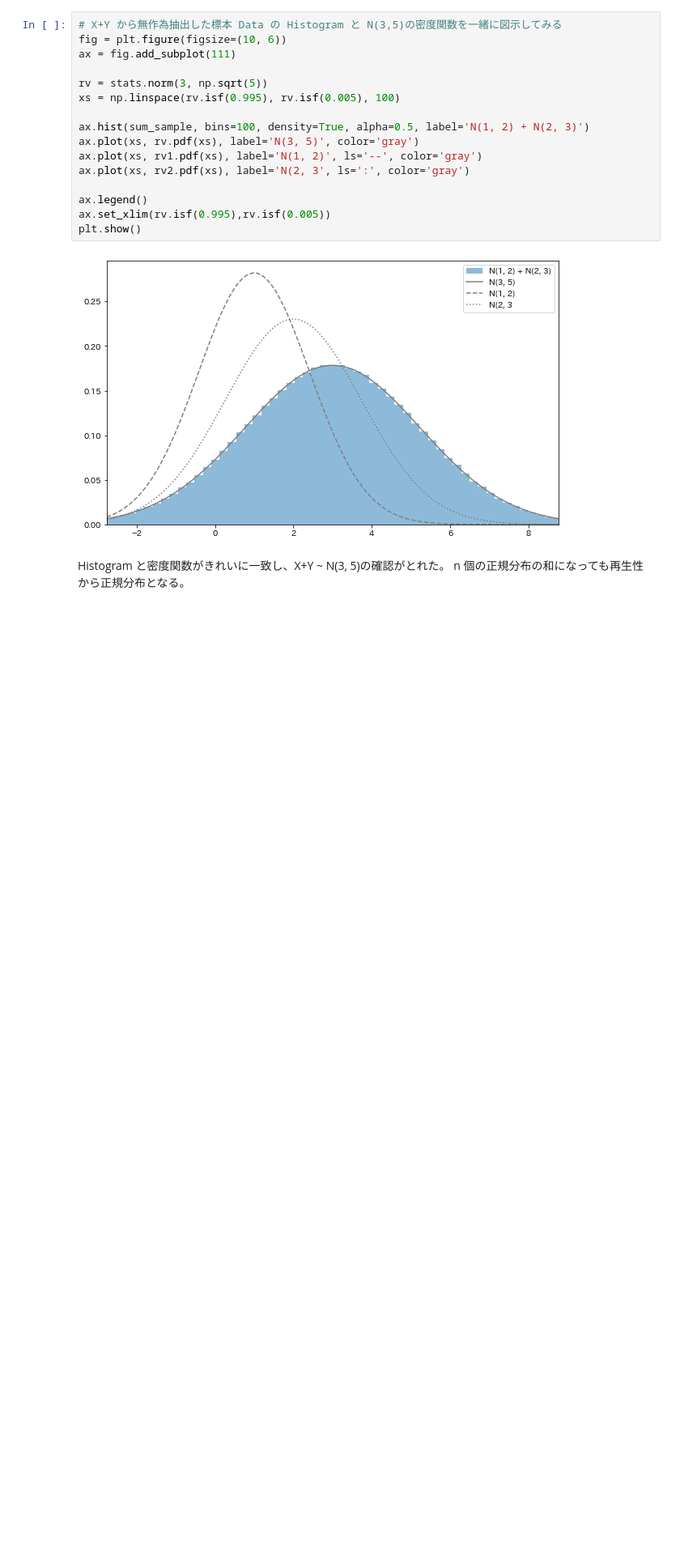
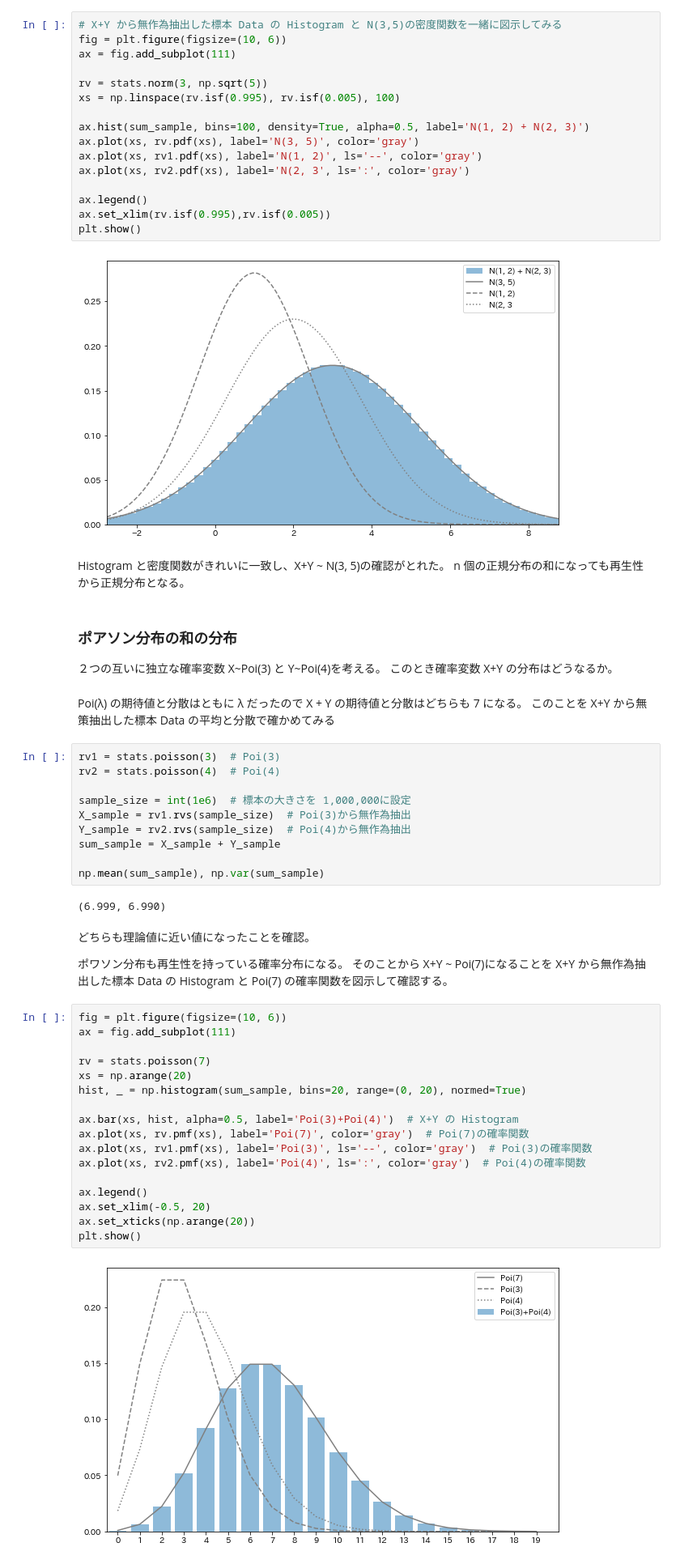
Before and after one commit to 1024xx4/Statistical_analysis_with_py, a Jupyter notebook: notebooks/iid.ipynb, the cells around one changed output. Shown at 81% size. Cells and saved outputs as stored; diff of their text form; blank space fills up the shorter version.

```diff
--- a/notebooks/iid.ipynb
+++ b/notebooks/iid.ipynb
@@ -151,3 +151,46 @@ plt.show()
 # %% [markdown]
 Histogram と密度関数がきれいに一致し、X+Y ~ N(3, 5)の確認がとれた。
 n 個の正規分布の和になっても再生性から正規分布となる。
+# %% [markdown]
+### ポアソン分布の和の分布
+２つの互いに独立な確率変数 X\~Poi(3) と Y\~Poi(4)を考える。
+このとき確率変数 X+Y の分布はどうなるか。
+# %% [markdown]
+Poi(λ) の期待値と分散はともに λ だったので X + Y の期待値と分散はどちらも 7 になる。
+このことを X+Y から無策抽出した標本 Data の平均と分散で確かめてみる
+# %%
+rv1 = stats.poisson(3)  # Poi(3)
+rv2 = stats.poisson(4)  # Poi(4)
+
+sample_size = int(1e6)  # 標本の大きさを 1,000,000に設定
+X_sample = rv1.rvs(sample_size)  # Poi(3)から無作為抽出
+Y_sample = rv2.rvs(sample_size)  # Poi(4)から無作為抽出
+sum_sample = X_sample + Y_sample
+
+np.mean(sum_sample), np.var(sum_sample)
+# %% [output]
+(6.999, 6.990)
+# %% [markdown]
+どちらも理論値に近い値になったことを確認。
+
+ポワソン分布も再生性を持っている確率分布になる。
+そのことから X+Y ~ Poi(7)になることを X+Y から無作為抽出した標本 Data の Histogram と Poi(7) の確率関数を図示して確認する。
+# %%
+fig = plt.figure(figsize=(10, 6))
+ax = fig.add_subplot(111)
+
+rv = stats.poisson(7)
+xs = np.arange(20)
+hist, _ = np.histogram(sum_sample, bins=20, range=(0, 20), normed=True)
+
+ax.bar(xs, hist, alpha=0.5, label='Poi(3)+Poi(4)')  # X+Y の Histogram
+ax.plot(xs, rv.pmf(xs), label='Poi(7)', color='gray')  # Poi(7)の確率関数
+ax.plot(xs, rv1.pmf(xs), label='Poi(3)', ls='--', color='gray')  # Poi(3)の確率関数
+ax.plot(xs, rv2.pmf(xs), label='Poi(4)', ls=':', color='gray')  # Poi(4)の確率関数
+
+ax.legend()
+ax.set_xlim(-0.5, 20)
+ax.set_xticks(np.arange(20))
+plt.show()
+# %% [output]
+[figure, added]
```
Also changed, not shown: parts of 7 cells of this notebook.
